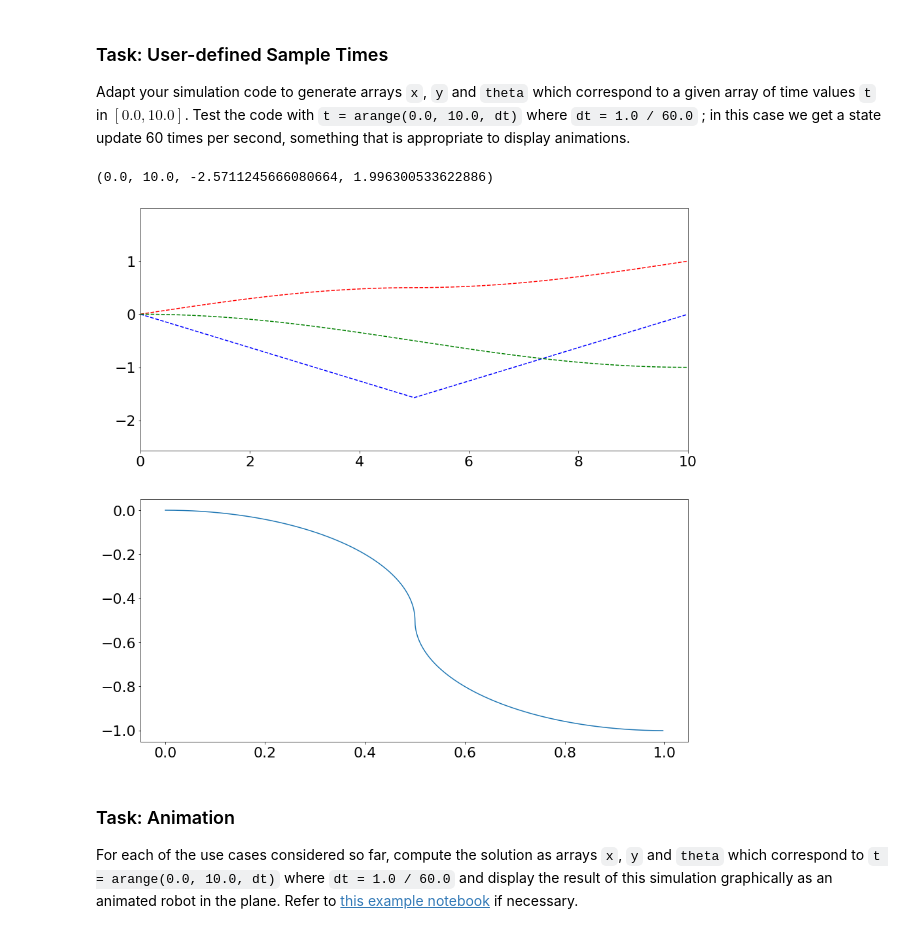
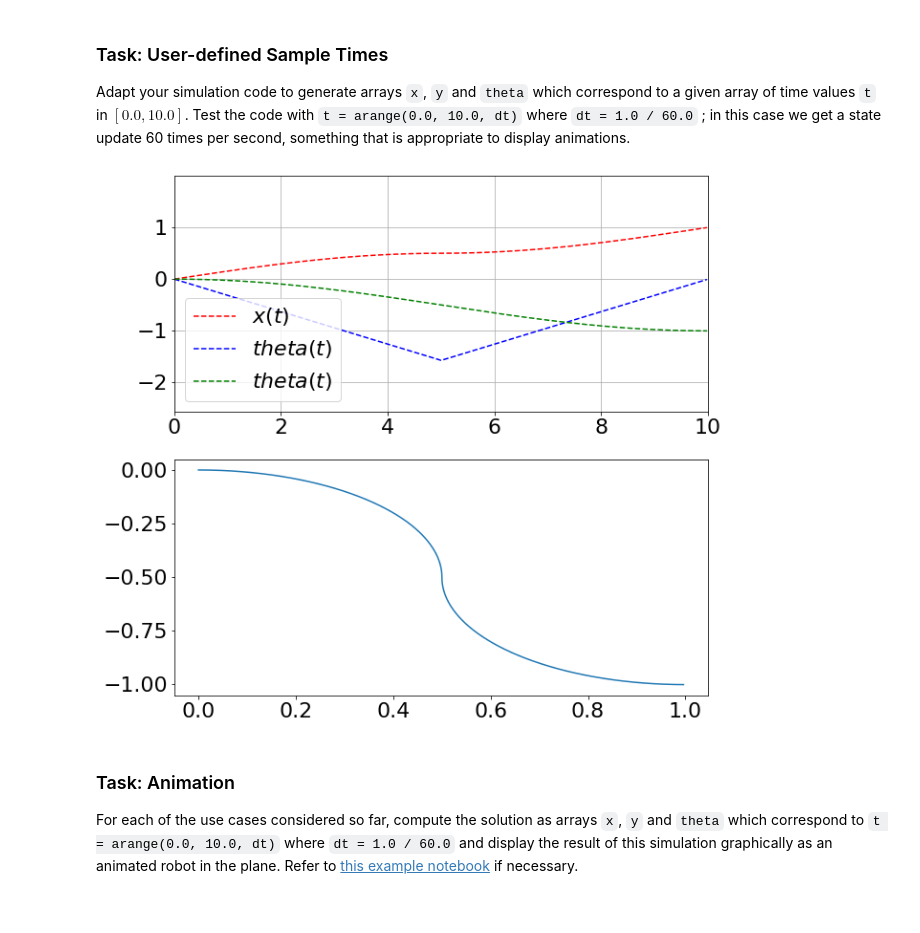
Before and after one commit to zechchair/Automatique-project, a Jupyter notebook: main.ipynb, the cells around one changed output. Cells and saved outputs as stored; diff of their text form; code cells hidden in the pictures.

```diff
--- a/main.ipynb
+++ b/main.ipynb
@@ -94,14 +93,13 @@ Show how the `solve_ivp` function can be used to solve the system dynamics on a
 options = {
     "dense_output": True
 }
-omega_l=1
-omega_r=-1
+omega_l=3
+omega_r=1
 def fun(t,X):
     return f(t,X,[omega_l,omega_r])
 fig,(ax1,ax2)=subplots(2,figsize=(15,15))
 tf=10
-
-Y0=[1,1,0]
+Y0=[0,0,0]
 result = solve_ivp(fun, t_span=[0.0, tf], y0=Y0,max_step=0.01, **options)
 x = result["y"][0]
 y = result["y"][1]
@@ -109,8 +107,10 @@ theta = result["y"][2]
 t=result.t
 ax2.plot(x,y)
 #plot(x, y, "k--")
-ax1.plot(t,x,"k--",color='r')
-ax1.plot(t,theta,"k--",color='b')
-ax1.plot(t,y,"k--",color='g')
+ax1.plot(t,x,"k--",color='r',label="$x(t)$")
+ax1.plot(t,theta,"k--",color='b',label="$theta(t)$")
+ax1.plot(t,y,"k--",color='g',label="$theta(t)$")
 ax1.axis([0,tf,min([*x, *y,*theta])-1,max([*x,*y,*theta])+1])
+ax1.legend()
+ax1.grid()
 # %% [output]
@@ -171,46 +190,33 @@ Compute the analytical solution for $X_0 = (0.0, 0.0, 0.0)$ for the time-depende
 
 Adapt your simulation code to generate arrays `x`, `y` and `theta` which correspond to a given array of time values `t` in $[0.0, 10.0]$. Test the code with `t = arange(0.0, 10.0, dt)` where `dt = 1.0 / 60.0` ; in this case we get a state update 60 times per second, something that is appropriate to display animations.
 # %%
-def omega_l(t):
-    if t <= 5.0:
-        return pi * D
-    else:
-        return 0.0
 
-def omega_r(t):
-    if t >= 5.0:
-        return pi * D
-    else:
-        return 0.0
-def fun(t,X):
-    return f(t,X,[omega_l(t),omega_r(t)])
 
 
 options = {
     "dense_output": True,
     'max_step':1/60,
 }
-fig,(ax1,ax2)=subplots(2,figsize=(15,15))
+fig,(ax1,ax2)=subplots(2,figsize=(10,10))
 tf=10
 Y0=[0,0,0]
 result = solve_ivp(fun, t_span=[0.0, tf], y0=Y0, **options)
 
 t = arange(0, tf, 1/60)
 x = result["sol"](t)[0]
 y = result["sol"](t)[1]
 theta = result["sol"](t)[2]
 
 ax2.plot(x,y)
 #plot(x, y, "k--")
-ax1.plot(t,x,"k--",color='r')
-ax1.plot(t,theta,"k--",color='b')
-ax1.plot(t,y,"k--",color='g')
-#ax1.plot(t,omega_l(t),"bo")
-#ax1.plot(t,omega_r(t),color='r')
+ax1.plot(t,x,"k--",color='r',label="$x(t)$")
+ax1.plot(t,theta,"k--",color='b',label="$theta(t)$")
+ax1.plot(t,y,"k--",color='g',label="$theta(t)$")
 ax1.axis([0,tf,min([*x, *y,*theta])-1,max([*x,*y,*theta])+1])
+ax1.legend()
+ax1.grid()
 # %% [output]
-(0.0, 10.0, -2.5711245666080664, 1.996300533622886)
-[figure, old version]
+[figure, new version]
 # %% [markdown]
 ### Task: Animation
 
```
Also changed, not shown: parts of 7 cells of this notebook.
